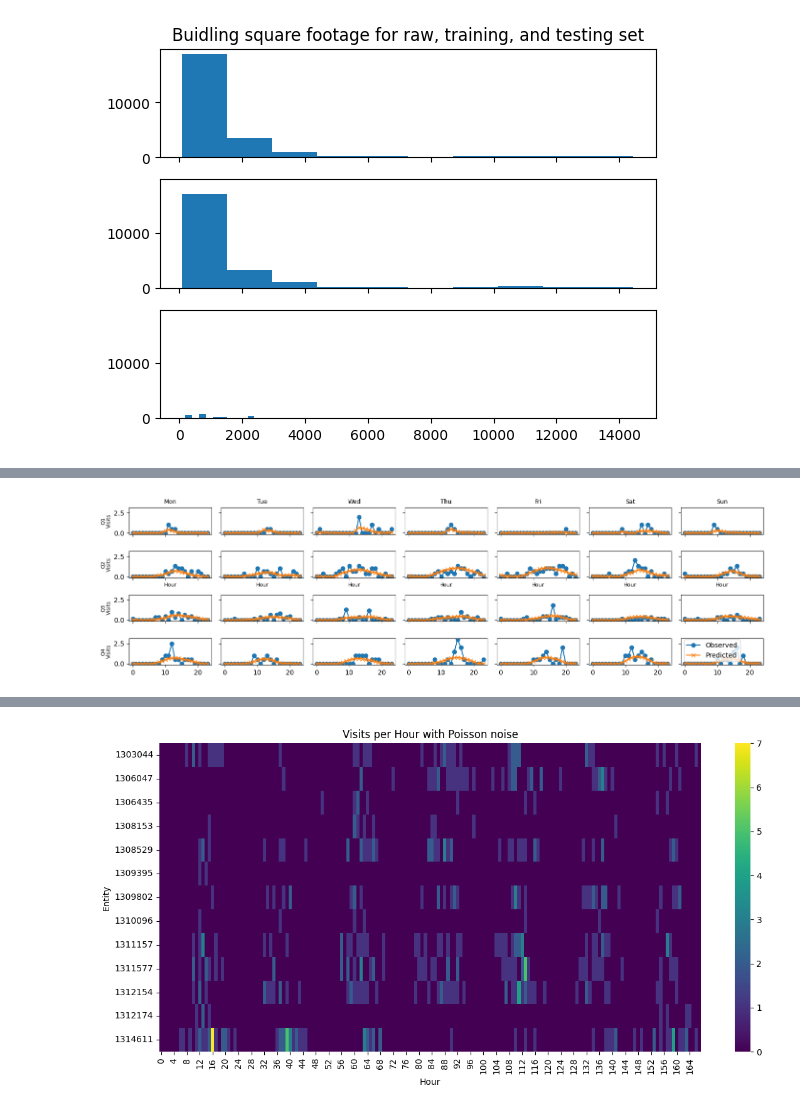
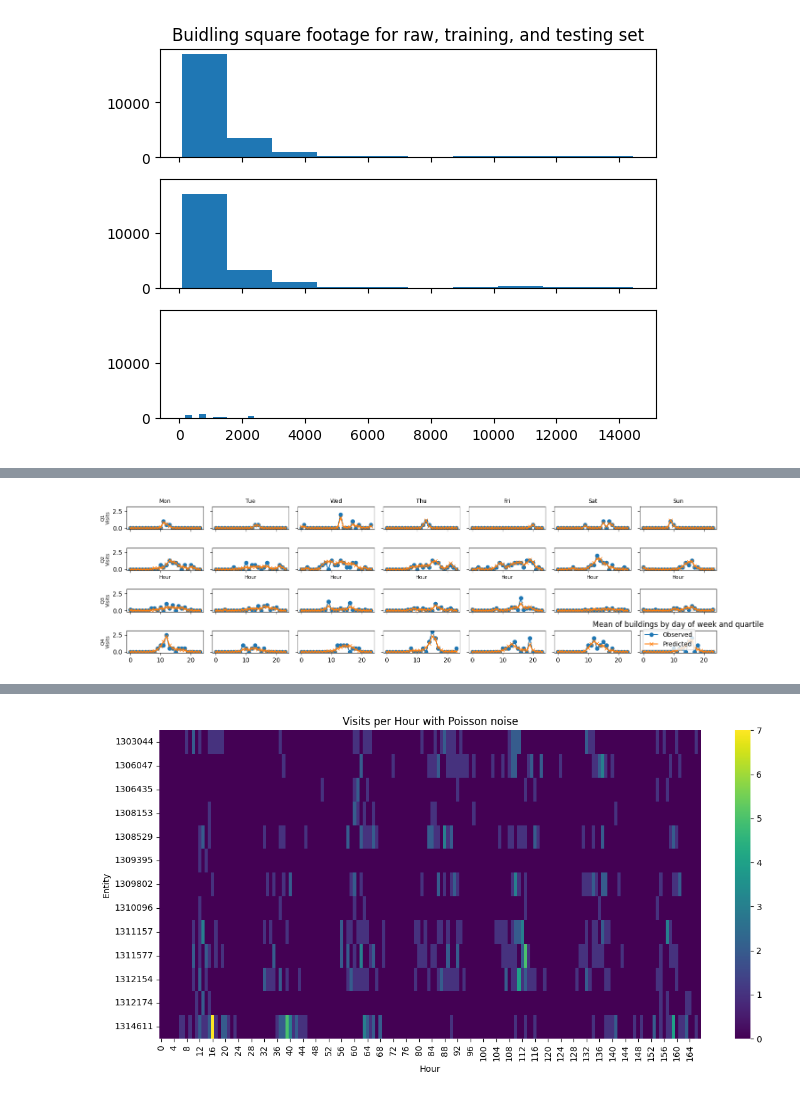
Before and after one commit to BenjaminDalziel/ampnet, a Jupyter notebook: code/small_nn.ipynb, the cells around one changed output, grey strips where cells are left out. Saved outputs shown, nothing was run; the diff lists cells and outputs as text; code cells hidden in the pictures.

```diff
--- a/code/small_nn.ipynb
+++ b/code/small_nn.ipynb
@@ -128,7 +128,6 @@ class Net(nn.Module):
             nn.Linear(hidden_size, hidden_size),
             nn.ReLU(),
             nn.Linear(hidden_size, output_size),
-            nn.Softplus()
         )
 
     def forward(self, x_sin_hod, x_cos_hod, x_area, x_sin_dow, x_cos_dow, x_type):
@@ -136,7 +135,7 @@ class Net(nn.Module):
         x = torch.cat([x_sin_hod, x_cos_hod, x_area, x_sin_dow, x_cos_dow, x_type_emb], dim=1)
         return self.net(x)
 # %%
-loss_fn = nn.PoissonNLLLoss(log_input=False)
+loss_fn = nn.PoissonNLLLoss(log_input=True)
 # %%
 model = Net().to(device)
 # %%
@@ -265,8 +248,23 @@ x_type = torch.tensor(test['x_prim_occ'].values, dtype=torch.long).to(device)
 y = torch.tensor(y_test.values, dtype=torch.float32).unsqueeze(1)
 
 
-pred = predict(x_sin_hod, x_cos_hod, x_area, x_sin_dow, x_cos_dow, x_type).detach().cpu().squeeze().numpy()
-obs = y.detach().cpu().squeeze().numpy()
+with torch.no_grad():
+
+    ensemble_log_rate = sum(
+        boost_lr
+        * mdl(
+            x_sin_hod,
+            x_cos_hod,
+            x_area,
+            x_sin_dow,
+            x_cos_dow,
+            x_type,
+        )
+        for mdl in learners
+    )
+
+    pred = torch.exp(ensemble_log_rate).cpu().squeeze()
+    obs = y.detach().cpu().squeeze().numpy()
 
 df_pred = pd.DataFrame({
     'build_id': test['build_id'],
@@ -295,31 +293,32 @@ days = [0,1,2,3,4,5,6]
 
 # Set up plot grid: 2 rows (Q1 and Q4), 7 columns (days)
 fig, axes = plt.subplots(4, 7, figsize=(14, 4), sharex=True, sharey=True)
 axes = np.atleast_2d(axes)
 
 for row, q in enumerate(quartiles):
     for col, day in enumerate(days):
         ax = axes[row, col]
         mask = (
             (df_pred['day_w'] == day) &
             (df_pred['sq_q'] == q)
         )
         sub = df_pred[mask]
 
         if not sub.empty:
             grp = sub.groupby('hour_d', observed=True)[['obs', 'pred']].mean()
             ax.plot(grp.index, grp['obs'], marker='o', label='Observed')
             ax.plot(grp.index, grp['pred'], marker='x', label='Predicted')
 
         if col == 0:
             ax.set_ylabel(f"Q{q+1}\nVisits", fontsize=8)
         if row == 1:
             ax.set_xlabel("Hour", fontsize=8)
         if row == 0:
             ax.set_title(dow[day], fontsize=9)
 
+plt.title('Mean of buildings by day of week and quartile')
 plt.tight_layout()
 plt.legend()
 plt.show()
 # %% [output]
-[figure, old version]
+[figure, new version]
```
Also changed, not shown: parts of 6 cells of this notebook, 2 other files.
